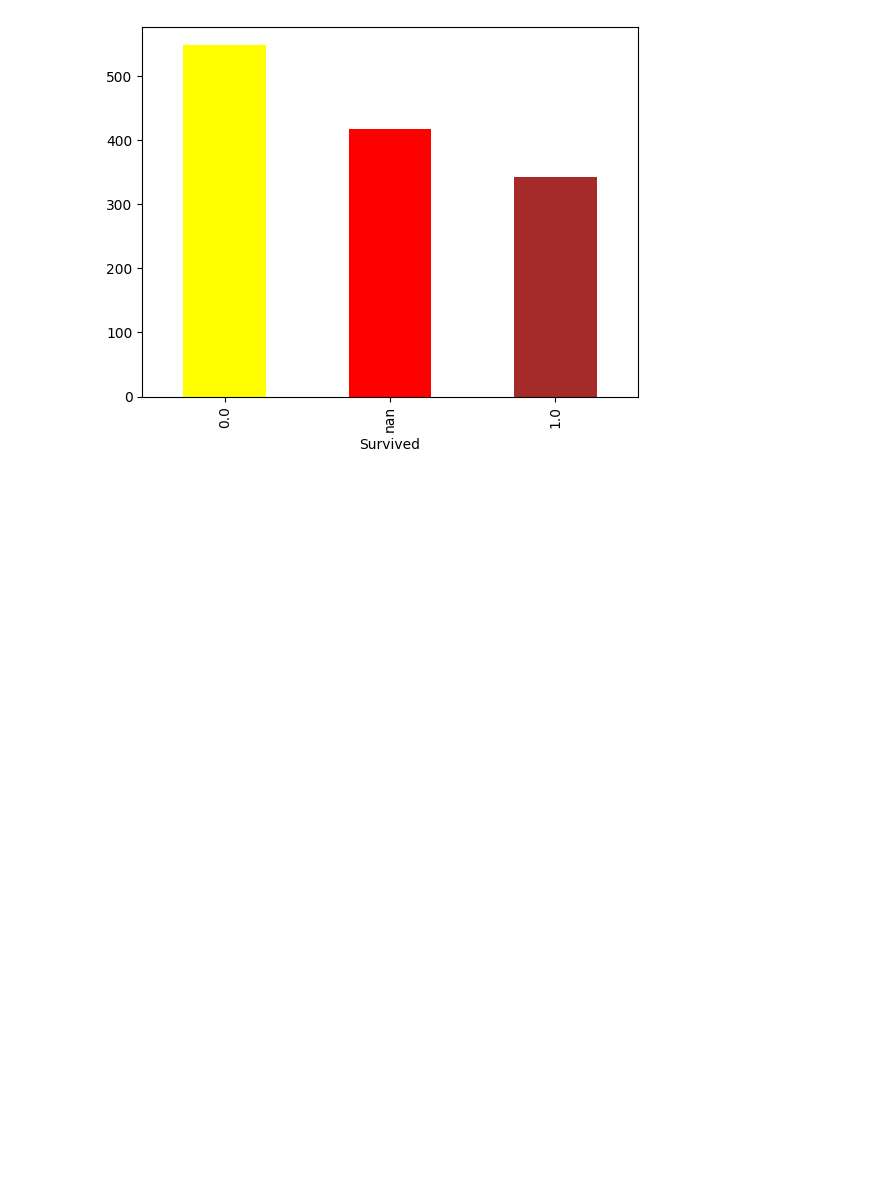
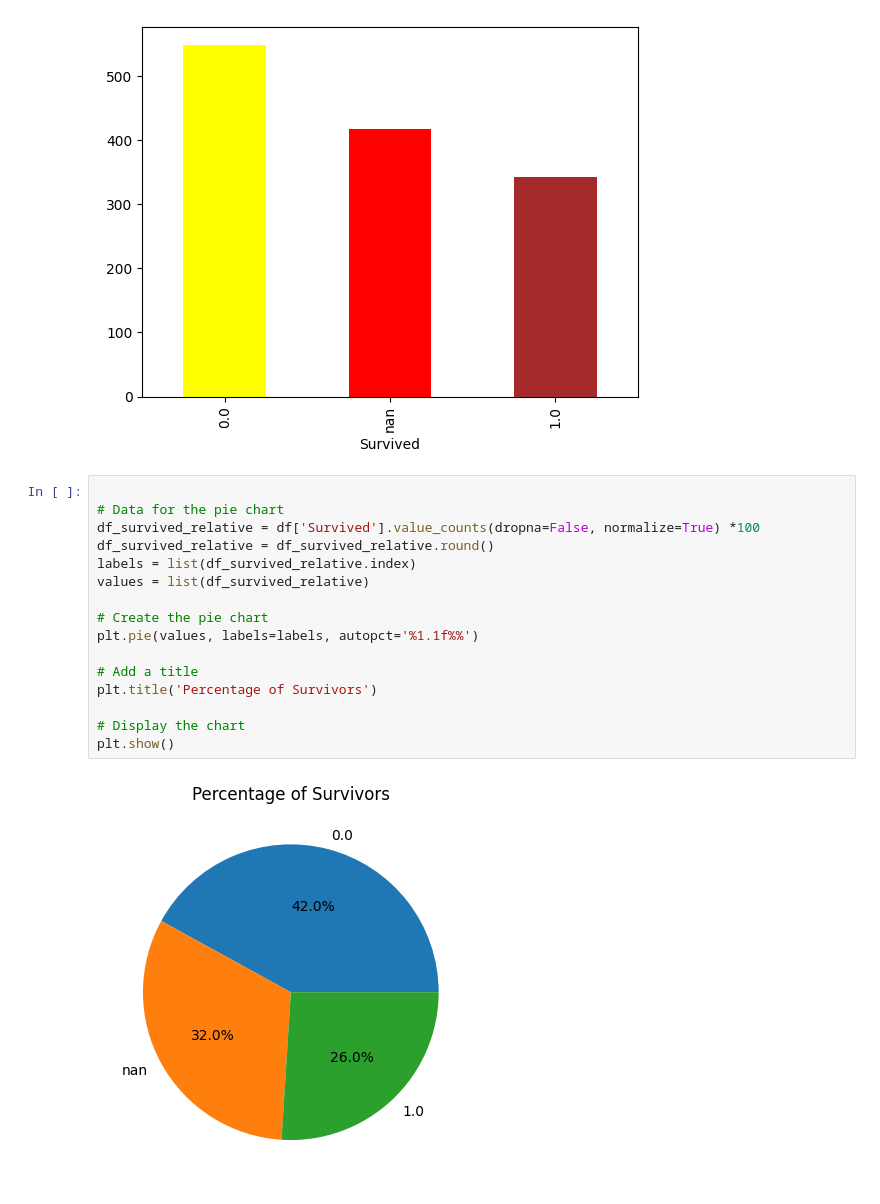
Before and after one commit to davidedigrande/titanic-dataset-eda, a Jupyter notebook: notebook.ipynb, the cells around one changed output. Saved outputs shown, nothing was run; the diff lists cells and outputs as text; blank space fills up the shorter version.

Commit message:
pie graph correct

```diff
--- a/notebook.ipynb
+++ b/notebook.ipynb
@@ -63,3 +63,21 @@ df_survived.plot(kind='bar', color=['yellow', 'red', 'brown'])
 # %% [output]
 <Axes: xlabel='Survived'>
 [figure]
+# %%
+
+# Data for the pie chart
+df_survived_relative = df['Survived'].value_counts(dropna=False, normalize=True) *100
+df_survived_relative = df_survived_relative.round()
+labels = list(df_survived_relative.index)
+values = list(df_survived_relative)
+
+# Create the pie chart
+plt.pie(values, labels=labels, autopct='%1.1f%%')
+
+# Add a title
+plt.title('Percentage of Survivors')
+
+# Display the chart
+plt.show()
+# %% [output]
+[figure, added]
```
